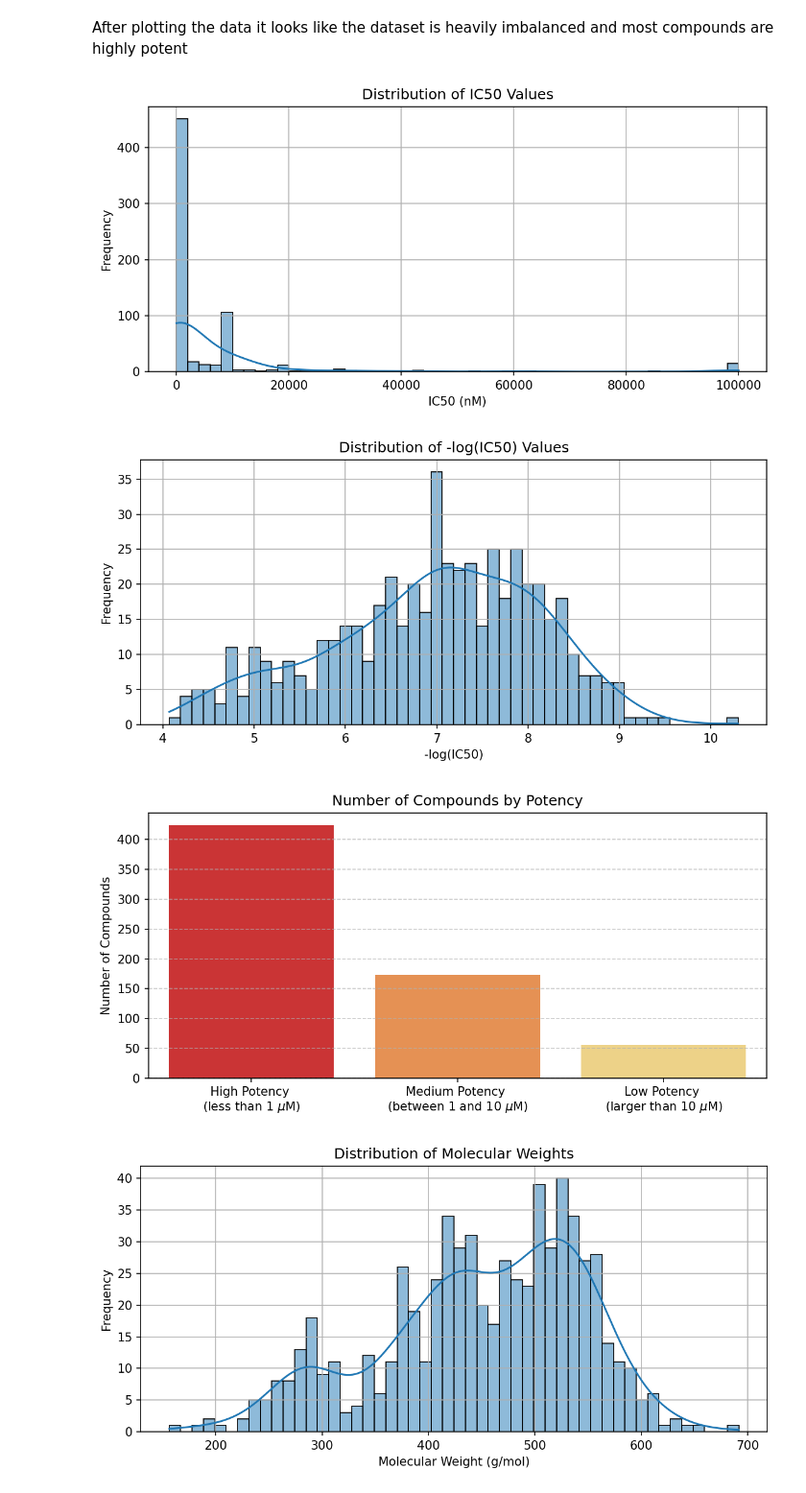
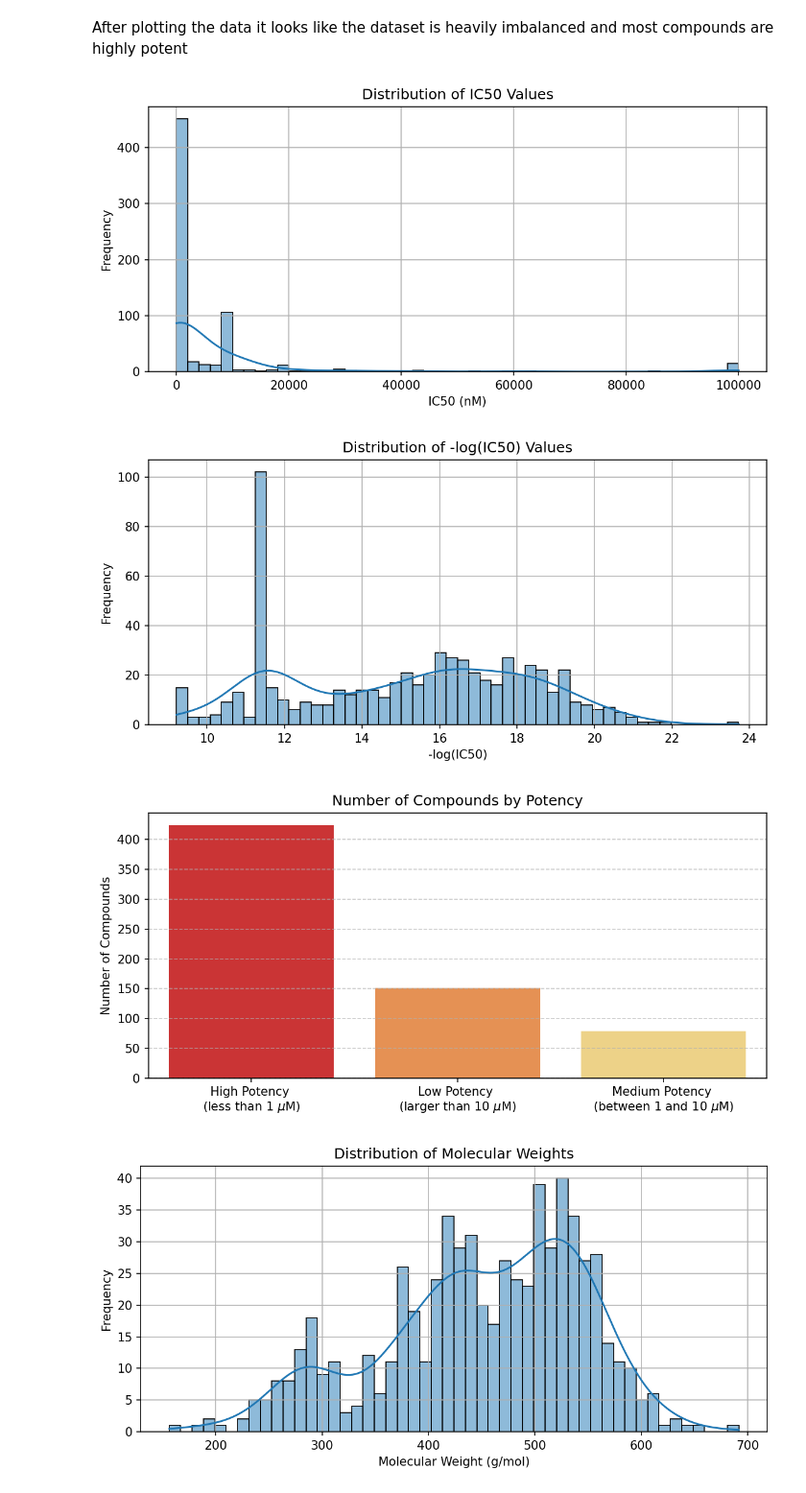
Before and after one commit to ojoawoa/GNN_model_TRPM8_Drug_Potency_prediction, a Jupyter notebook: 1_preprocess/preprocess.ipynb, the cells around one changed output. Shown at 96% size. Cells and saved outputs as stored; diff of their text form; code cells hidden in the pictures.

```diff
--- a/1_preprocess/preprocess.ipynb
+++ b/1_preprocess/preprocess.ipynb
@@ -95,33 +96,33 @@ After plotting the data it looks like the dataset is heavily imbalanced and most
 # %%
 #The distribution of IC50 values
 plt.figure(figsize=(8, 4), dpi=150)
 sns.histplot(df_filtered['Standard Value'], bins=50, kde=True)
 plt.title('Distribution of IC50 Values')
 plt.xlabel('IC50 (nM)')
 plt.ylabel('Frequency')
 plt.grid(True)
 plt.tight_layout()
 plt.show()
 
 
 #The distribution of -log(IC50) values
 plt.figure(figsize=(8, 4), dpi=150)
-sns.histplot(df_filtered['pChEMBL Value'], bins=50, kde=True)
+sns.histplot(df_filtered['Standard Value'].apply(lambda x: -np.log(x*1e-9)), bins=50, kde=True)
 plt.title('Distribution of -log(IC50) Values')
 plt.xlabel('-log(IC50)')
 plt.ylabel('Frequency')
 plt.grid(True)
 plt.tight_layout()
 plt.show()
 # %% [output]
 [figure]
-[figure, old version]
+[figure, new version]
 # %%
 #Bar plots of Inhibitor categories
 def categorize_potency(value):
     if value <= 1000:
         return "High Potency \n" +  r"(less than 1 $\mu$M)"
-    elif 1000 < value <= 10000:
+    elif 1000 < value < 10000:
         return "Medium Potency \n" + r"(between 1 and 10 $\mu$M)"
     else:
         return "Low Potency \n" +  r"(larger than 10 $\mu$M)"
@@ -139,7 +140,7 @@ plt.grid(True, axis='y', linestyle='--', alpha=0.7)
 plt.tight_layout()
 plt.show()
 # %% [output]
-[figure, old version]
+[figure, new version]
 # %%
 #Distribution of molecular weights
 plt.figure(figsize=(8, 4), dpi=150)
```
Also changed, not shown: parts of 1 cell of this notebook, 28 other files.
